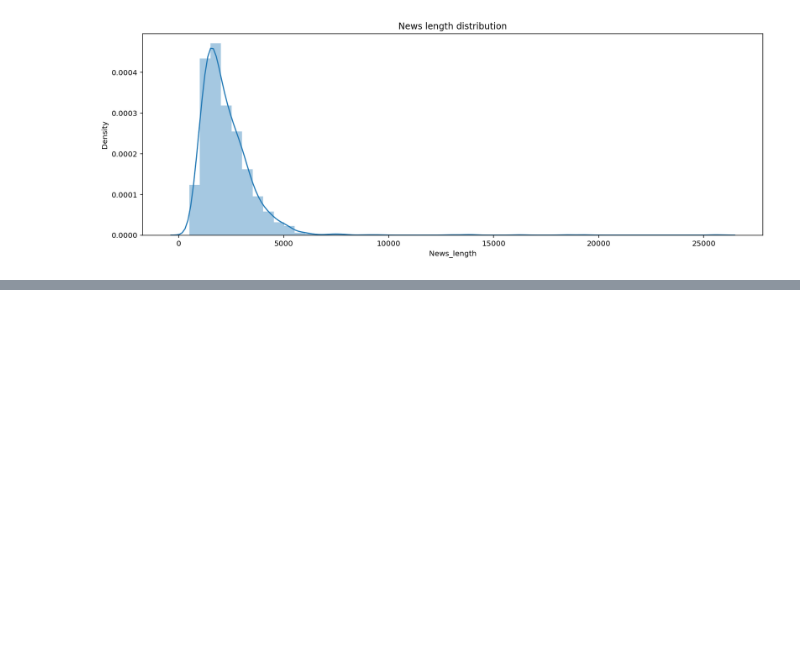
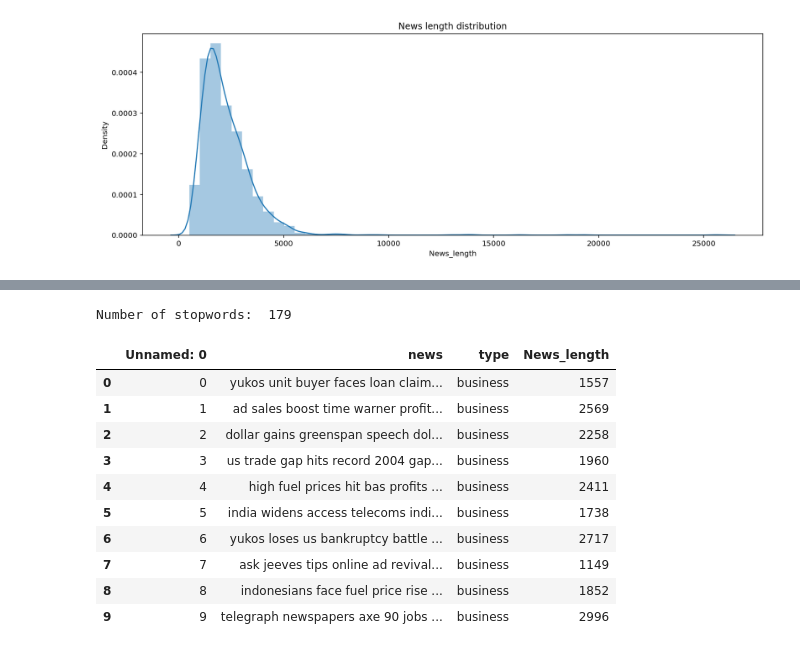
Before and after one commit to ajinkyamorade/Topic-Modeling-on-News-Articles, a Jupyter notebook: Topic_Modeling_on_News_Articles_Capstone_Project.ipynb, the cells around one changed output, grey strips where cells are left out. Cells and saved outputs as stored; diff of their text form; code cells hidden in the pictures; blank space fills up the shorter version.

```diff
--- a/Topic_Modeling_on_News_Articles_Capstone_Project.ipynb
+++ b/Topic_Modeling_on_News_Articles_Capstone_Project.ipynb
@@ -100,0 +129,4 @@ sns.distplot(data['News_length']).set_title('News length distribution');
+# %%
+import nltk
+nltk.download('stopwords')
+stopwords = nltk.corpus.stopwords.words("english")
@@ -100,0 +136,6 @@ sns.distplot(data['News_length']).set_title('News length distribution');
+# %%
+sw = stopwords[:]
+# %%
+print("Number of stopwords: ", len(sw))
+# %% [output]
+Number of stopwords:  179
@@ -100,0 +149,15 @@ sns.distplot(data['News_length']).set_title('News length distribution');
+# %%
+data['news'] = data['news'].apply(stopwords)
+data.head(10)
+# %% [output]
+|  | Unnamed: 0 | news | type | News_length |
+| 0 | 0 | yukos unit buyer faces loan claim... | business | 1557 |
+| 1 | 1 | ad sales boost time warner profit... | business | 2569 |
+| 2 | 2 | dollar gains greenspan speech dol... | business | 2258 |
+| 3 | 3 | us trade gap hits record 2004 gap... | business | 1960 |
+| 4 | 4 | high fuel prices hit bas profits ... | business | 2411 |
+| 5 | 5 | india widens access telecoms indi... | business | 1738 |
+| 6 | 6 | yukos loses us bankruptcy battle ... | business | 2717 |
+| 7 | 7 | ask jeeves tips online ad revival... | business | 1149 |
+| 8 | 8 | indonesians face fuel price rise ... | business | 1852 |
+| 9 | 9 | telegraph newspapers axe 90 jobs ... | business | 2996 |
```
Also changed, not shown: parts of 10 cells of this notebook.
